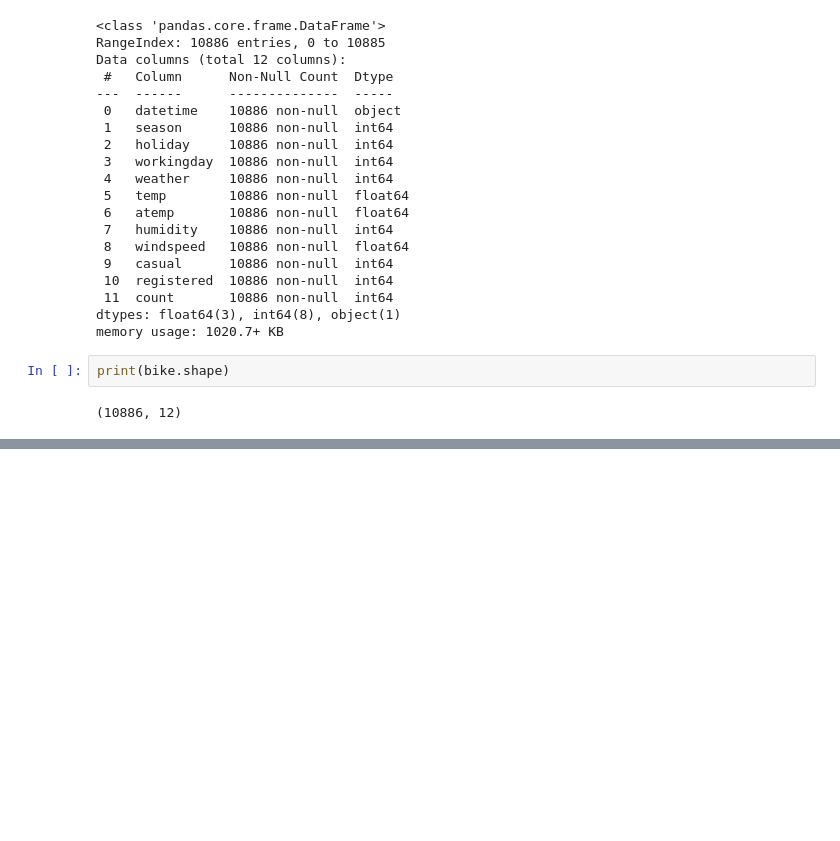
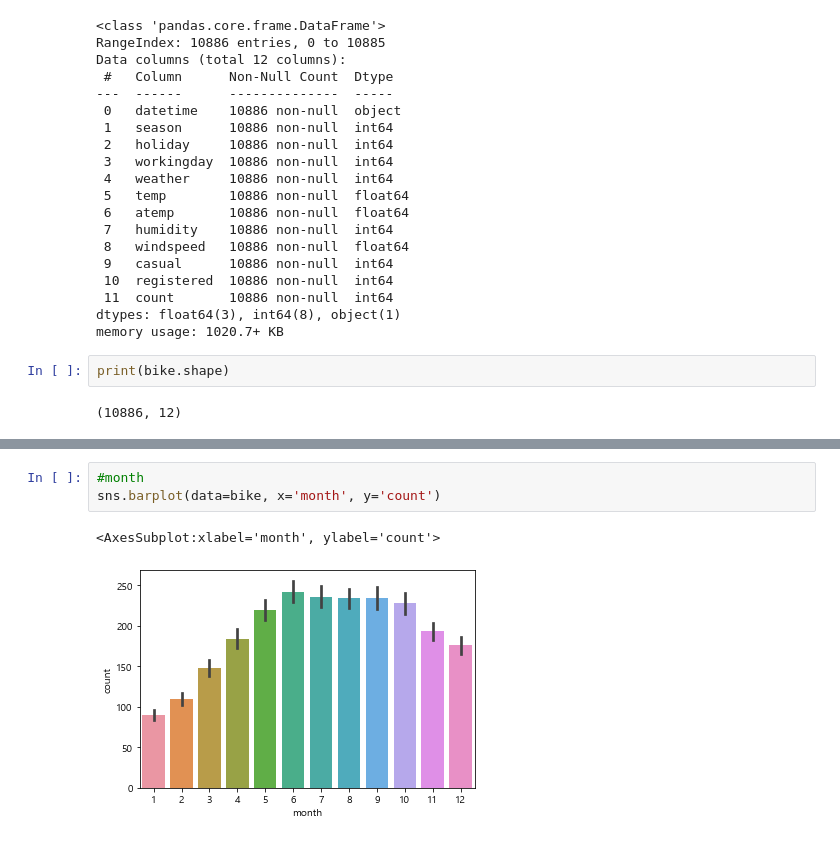
Before and after one commit to eeyeji/Python_Library, a Jupyter notebook: 4일차/bike.ipynb, the cells around one changed output, grey strips where cells are left out. Saved outputs shown, nothing was run; the diff lists cells and outputs as text; blank space fills up the shorter version.

```diff
--- a/4일차/bike.ipynb
+++ b/4일차/bike.ipynb
@@ -71,0 +134,6 @@ bike.corr()
+# %%
+#month
+sns.barplot(data=bike, x='month', y='count')
+# %% [output]
+<AxesSubplot:xlabel='month', ylabel='count'>
+[figure, added]
```
Also changed, not shown: parts of 16 cells of this notebook, 1 other file.
